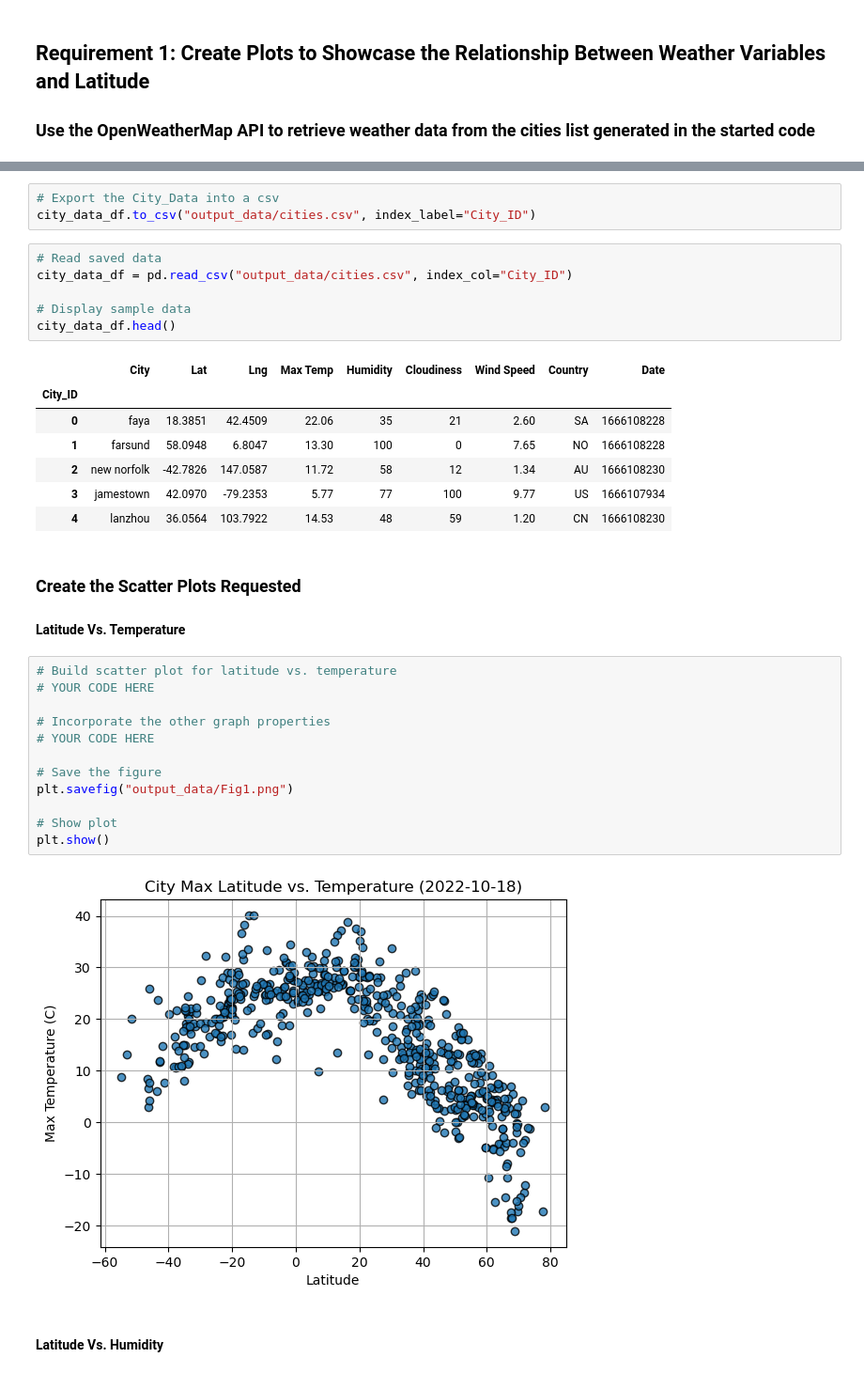
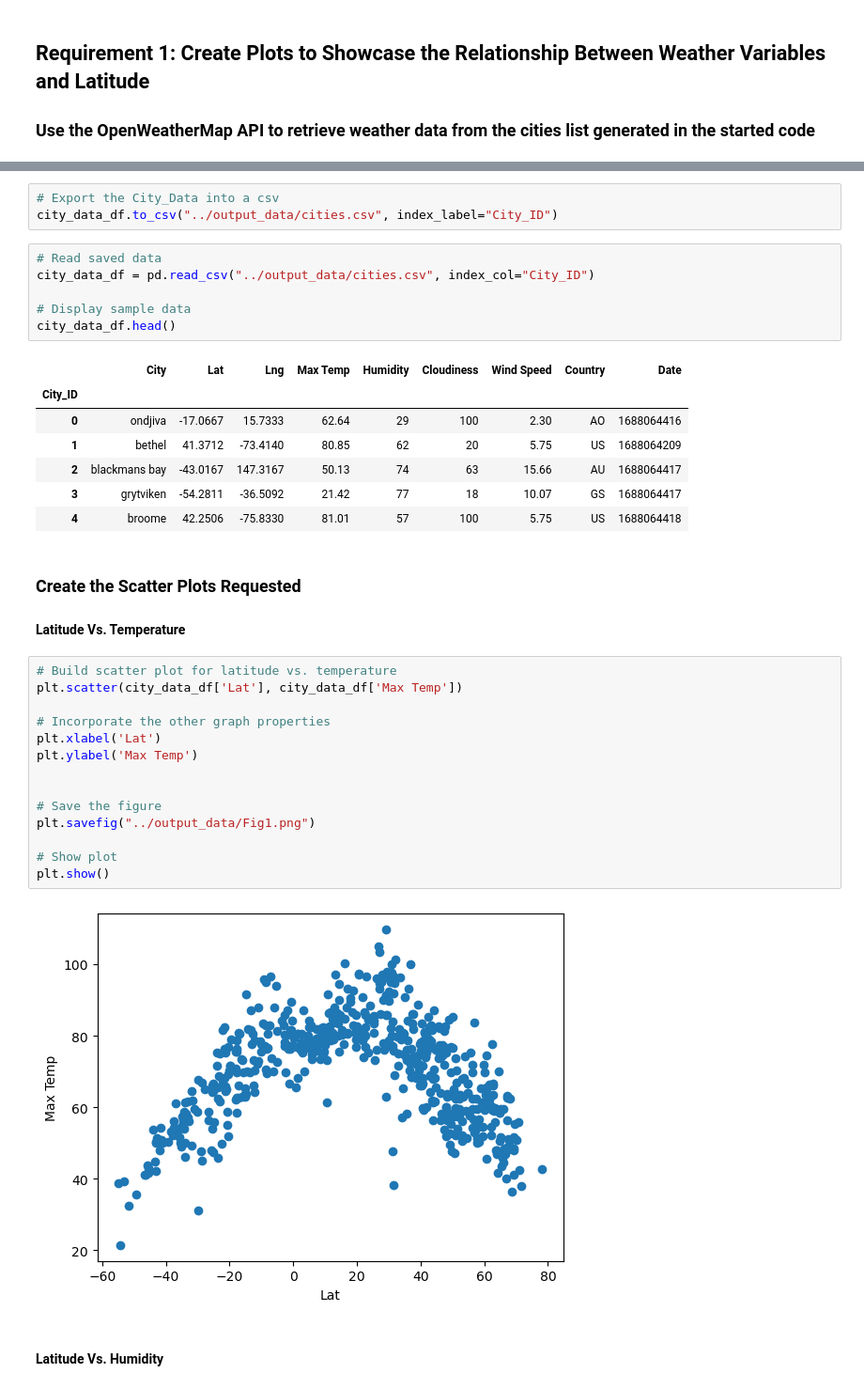
Before and after one commit to Sager9/06-Python-APIs, a Jupyter notebook: starter_code/WeatherPy.ipynb, the cells around one changed output, grey strips where cells are left out. Shown: that part at 94% size. Cells and saved outputs as stored; diff of their text form.

Commit message:
finished Weather Data

```diff
--- a/starter_code/WeatherPy.ipynb
+++ b/starter_code/WeatherPy.ipynb
@@ -169,38 +177,40 @@ city_data_df.head()
 # %%
 # Export the City_Data into a csv
-city_data_df.to_csv("output_data/cities.csv", index_label="City_ID")
+city_data_df.to_csv("../output_data/cities.csv", index_label="City_ID")
 # %%
 # Read saved data
-city_data_df = pd.read_csv("output_data/cities.csv", index_col="City_ID")
+city_data_df = pd.read_csv("../output_data/cities.csv", index_col="City_ID")
 
 # Display sample data
 city_data_df.head()
 # %% [output]
 |  | City | Lat | Lng | Max Temp | Humidity | Cloudiness | Wind Speed | Country | Date |
 | City_ID |  |  |  |  |  |  |  |  |  |
-| 0 | faya | 18.3851 | 42.4509 | 22.06 | 35 | 21 | 2.60 | SA | 1666108228 |
-| 1 | farsund | 58.0948 | 6.8047 | 13.30 | 100 | 0 | 7.65 | NO | 1666108228 |
-| 2 | new norfolk | -42.7826 | 147.0587 | 11.72 | 58 | 12 | 1.34 | AU | 1666108230 |
-| 3 | jamestown | 42.0970 | -79.2353 | 5.77 | 77 | 100 | 9.77 | US | 1666107934 |
-| 4 | lanzhou | 36.0564 | 103.7922 | 14.53 | 48 | 59 | 1.20 | CN | 1666108230 |
+| 0 | ondjiva | -17.0667 | 15.7333 | 62.64 | 29 | 100 | 2.30 | AO | 1688064416 |
+| 1 | bethel | 41.3712 | -73.4140 | 80.85 | 62 | 20 | 5.75 | US | 1688064209 |
+| 2 | blackmans bay | -43.0167 | 147.3167 | 50.13 | 74 | 63 | 15.66 | AU | 1688064417 |
+| 3 | grytviken | -54.2811 | -36.5092 | 21.42 | 77 | 18 | 10.07 | GS | 1688064417 |
+| 4 | broome | 42.2506 | -75.8330 | 81.01 | 57 | 100 | 5.75 | US | 1688064418 |
 # %% [markdown]
 ### Create the Scatter Plots Requested
 
 #### Latitude Vs. Temperature
 # %%
 # Build scatter plot for latitude vs. temperature
-# YOUR CODE HERE
+plt.scatter(city_data_df['Lat'], city_data_df['Max Temp'])
 
 # Incorporate the other graph properties
-# YOUR CODE HERE
+plt.xlabel('Lat')
+plt.ylabel('Max Temp')
+
 
 # Save the figure
-plt.savefig("output_data/Fig1.png")
+plt.savefig("../output_data/Fig1.png")
 
 # Show plot
 plt.show()
 # %% [output]
-[figure, old version]
+[figure, new version]
 # %% [markdown]
 #### Latitude Vs. Humidity
 # %%
```
Also changed, not shown: parts of 37 cells of this notebook, 5 other files.
